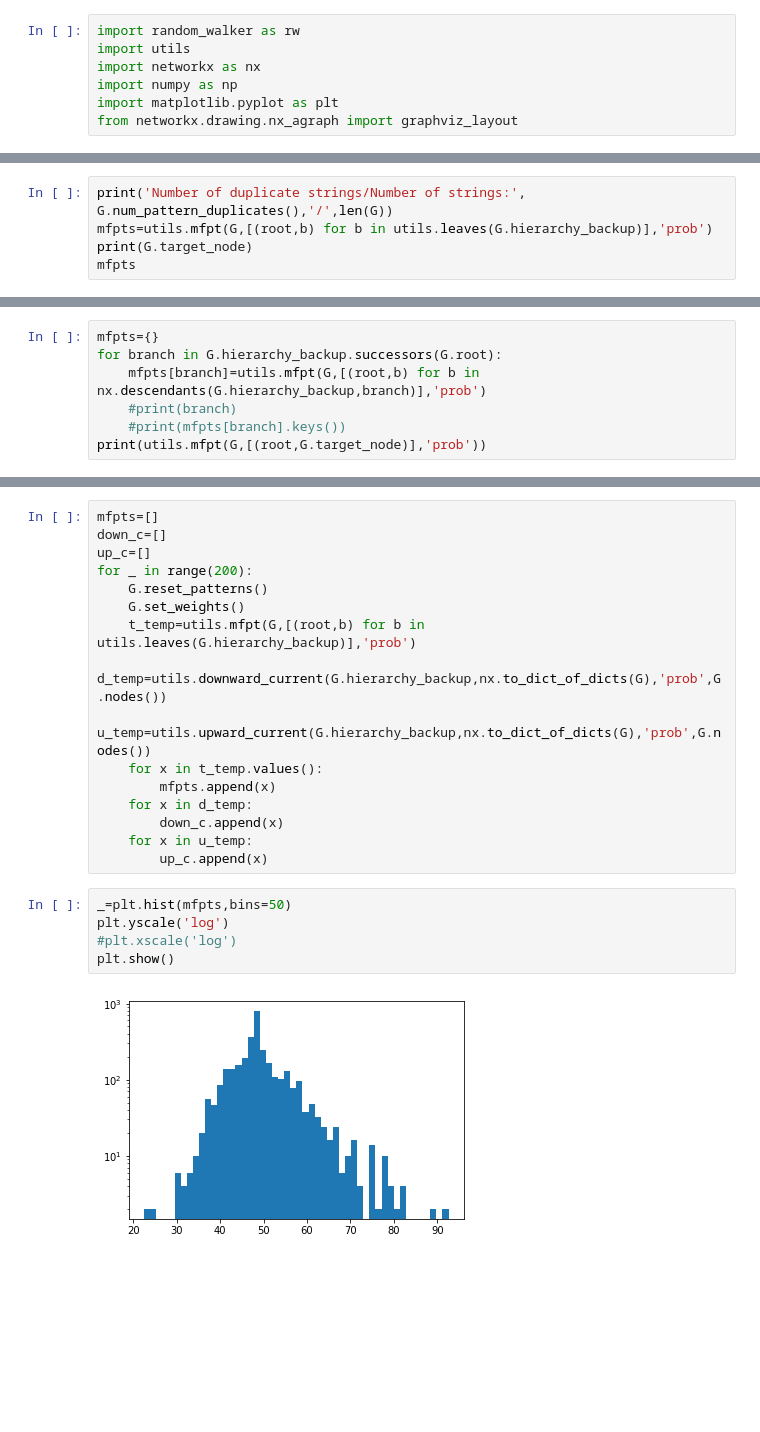
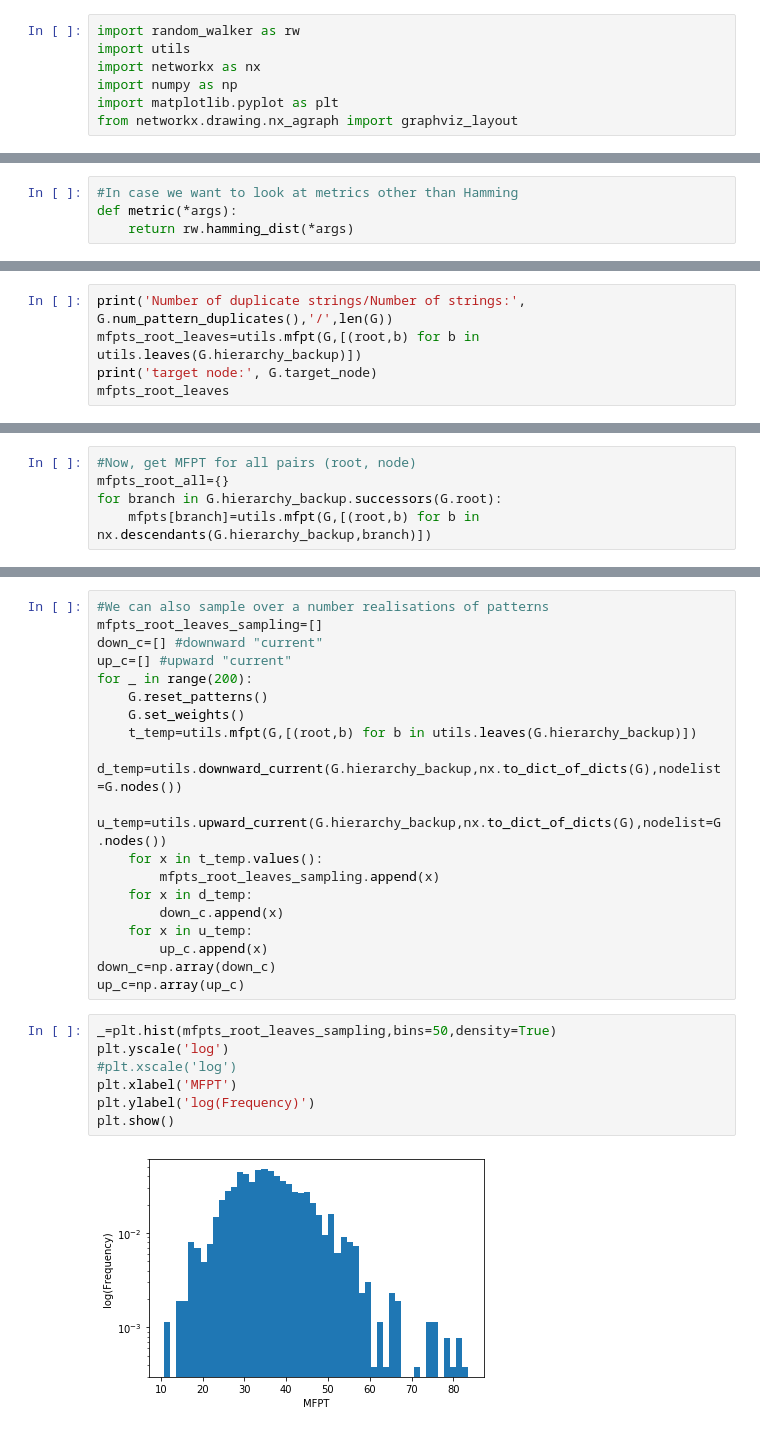
Before and after one commit to YPFoerster/pattern_walker, a Jupyter notebook: demonstrator.ipynb, the cells around one changed output, grey strips where cells are left out. Cells and saved outputs as stored; diff of their text form; blank space fills up the shorter version.

```diff
--- a/demonstrator.ipynb
+++ b/demonstrator.ipynb
@@ -38 +26,5 @@ def show_pattern_deco(func):
+# %%
+#In case we want to look at metrics other than Hamming
+def metric(*args):
+    return rw.hamming_dist(*args)
 # %%
@@ -53,6 +50,6 @@ The iterable function was deprecated in Matplotlib 3.1 and will be removed in 3.
 # %%
 print('Number of duplicate strings/Number of strings:', G.num_pattern_duplicates(),'/',len(G))
-mfpts=utils.mfpt(G,[(root,b) for b in utils.leaves(G.hierarchy_backup)],'prob')
-print(G.target_node)
-mfpts
+mfpts_root_leaves=utils.mfpt(G,[(root,b) for b in utils.leaves(G.hierarchy_backup)])
+print('target node:', G.target_node)
+mfpts_root_leaves
 # %% [output]
@@ -77,7 +75,5 @@ Number of duplicate strings/Number of strings: 24 / 31
 # %%
-mfpts={}
+#Now, get MFPT for all pairs (root, node)
+mfpts_root_all={}
 for branch in G.hierarchy_backup.successors(G.root):
-    mfpts[branch]=utils.mfpt(G,[(root,b) for b in nx.descendants(G.hierarchy_backup,branch)],'prob')
-    #print(branch)
-    #print(mfpts[branch].keys())
-print(utils.mfpt(G,[(root,G.target_node)],'prob'))
+    mfpts[branch]=utils.mfpt(G,[(root,b) for b in nx.descendants(G.hierarchy_backup,branch)])
@@ -93,23 +89,28 @@ plt.show()
 # %%
-mfpts=[]
-down_c=[]
-up_c=[]
+#We can also sample over a number realisations of patterns
+mfpts_root_leaves_sampling=[]
+down_c=[] #downward "current"
+up_c=[] #upward "current"
 for _ in range(200):
     G.reset_patterns()
     G.set_weights()
-    t_temp=utils.mfpt(G,[(root,b) for b in utils.leaves(G.hierarchy_backup)],'prob')
-    d_temp=utils.downward_current(G.hierarchy_backup,nx.to_dict_of_dicts(G),'prob',G.nodes())
-    u_temp=utils.upward_current(G.hierarchy_backup,nx.to_dict_of_dicts(G),'prob',G.nodes())
+    t_temp=utils.mfpt(G,[(root,b) for b in utils.leaves(G.hierarchy_backup)])
+    d_temp=utils.downward_current(G.hierarchy_backup,nx.to_dict_of_dicts(G),nodelist=G.nodes())
+    u_temp=utils.upward_current(G.hierarchy_backup,nx.to_dict_of_dicts(G),nodelist=G.nodes())
     for x in t_temp.values():
-        mfpts.append(x)
+        mfpts_root_leaves_sampling.append(x)
     for x in d_temp:
         down_c.append(x)
     for x in u_temp:
         up_c.append(x)
+down_c=np.array(down_c)
+up_c=np.array(up_c)
 # %%
-_=plt.hist(mfpts,bins=50)
+_=plt.hist(mfpts_root_leaves_sampling,bins=50,density=True)
 plt.yscale('log')
 #plt.xscale('log')
+plt.xlabel('MFPT')
+plt.ylabel('log(Frequency)')
 plt.show()
 # %% [output]
-[figure, old version]
+[figure, new version]
```
Also changed, not shown: parts of 12 cells of this notebook.
